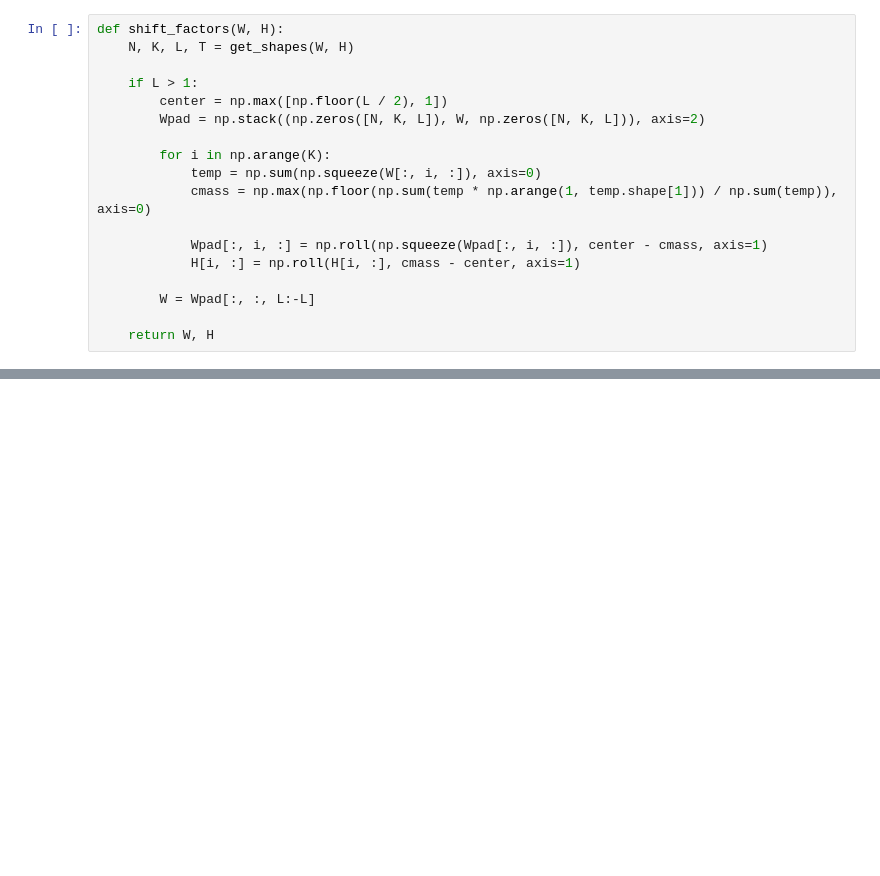
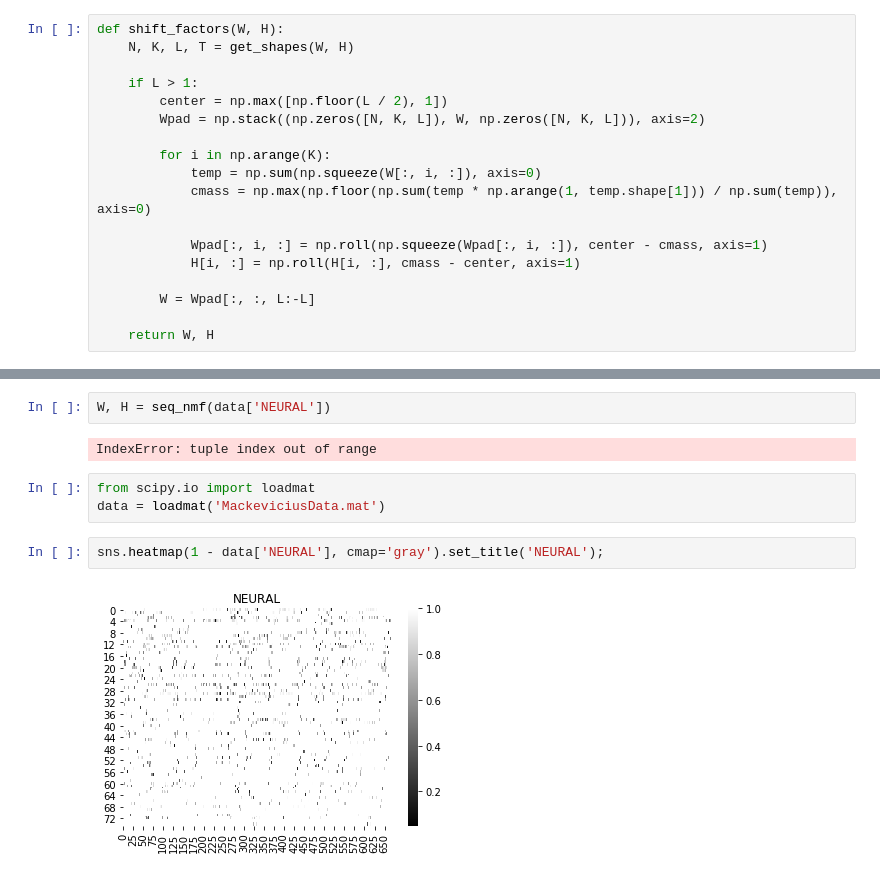
Before and after one commit to zhenruiliao/seqnmf, a Jupyter notebook: seqNMF.ipynb, the cells around one changed output, grey strips where cells are left out. Cells and saved outputs as stored; diff of their text form; blank space fills up the shorter version.

Commit message:
debugging using sample birdsong data

```diff
--- a/seqNMF.ipynb
+++ b/seqNMF.ipynb
@@ -173,3 +196,14 @@ def seq_nmf(X, K=10, L=20, lambda=.1, W_init=None, H_init=None,...
         H = H[inds, :]
 
     return W, H, cost, loadings, power
+# %%
+W, H = seq_nmf(data['NEURAL'])
+# %% [output]
+IndexError: tuple index out of range
+# %%
+from scipy.io import loadmat
+data = loadmat('MackeviciusData.mat')
+# %%
+sns.heatmap(1 - data['NEURAL'], cmap='gray').set_title('NEURAL');
+# %% [output]
+[figure, added]
```
Also changed, not shown: parts of 9 cells of this notebook.
